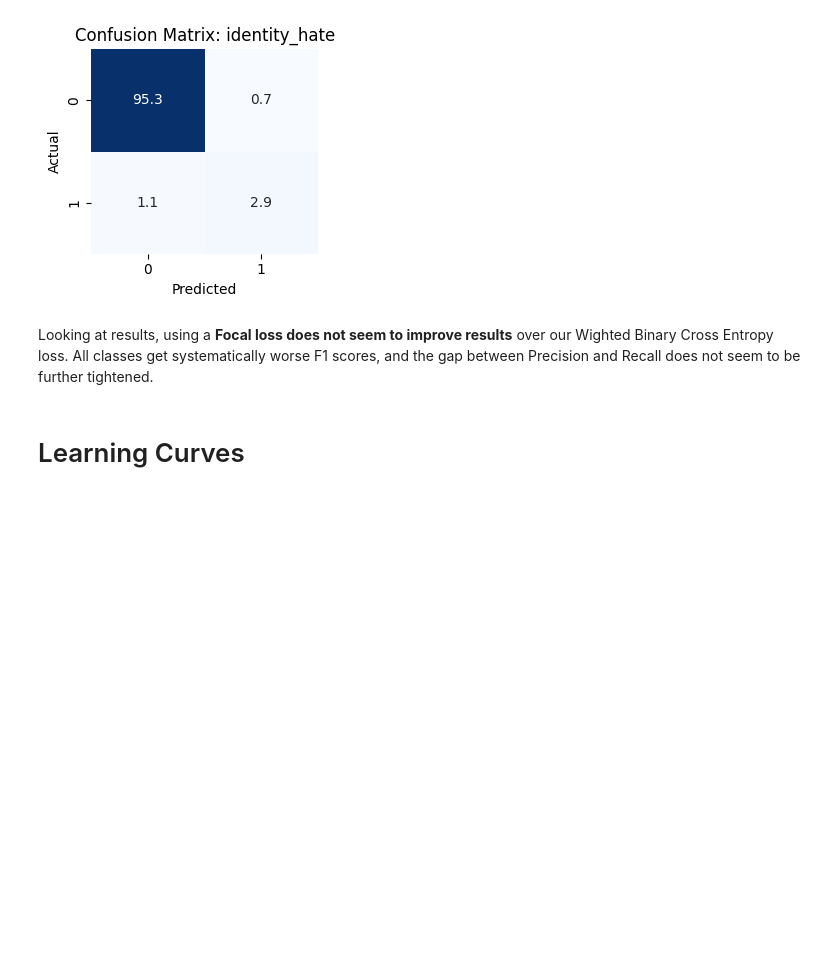
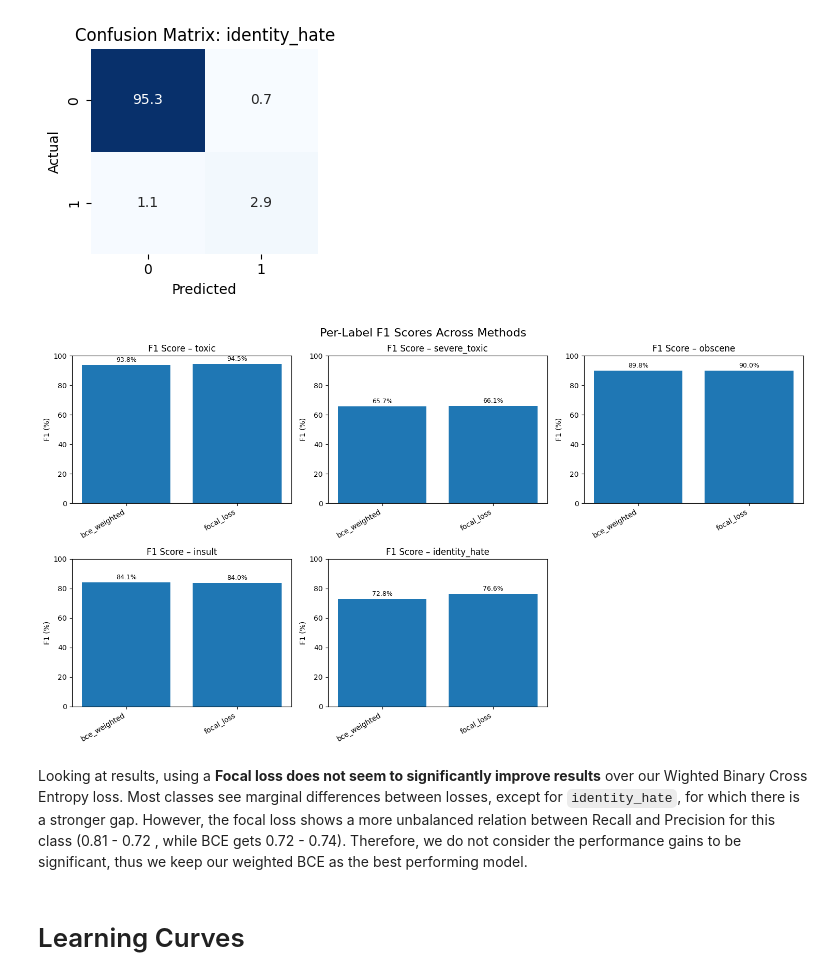
Before and after one commit to Viktoriag27/nlp-toxicity-classification-analysis, a Jupyter notebook: part_3_Alex/Part3.ipynb, the cells around one changed output. Saved outputs shown, nothing was run; the diff lists cells and outputs as text; code cells hidden in the pictures; blank space fills up the shorter version.

```diff
--- a/part_3_Alex/Part3.ipynb
+++ b/part_3_Alex/Part3.ipynb
@@ -2284,9 +2390,12 @@ Confusion Matrix for 'identity_hate':
 [[95.29  0.68]
  [ 1.11  2.93]]
 [figure]
-# %% [markdown]
-
-
-Looking at results, using a **Focal loss does not seem to improve results** over our Wighted Binary Cross Entropy loss. All classes get systematically worse F1 scores, and the gap between Precision and Recall does not seem to be further tightened.
+# %%
+plotter_losses = MultiLabelResultsPlotter("multilabel_classification_results_losses.csv")
+plotter_losses.plot()
+# %% [output]
+[figure, added]
+# %% [markdown]
+Looking at results, using a **Focal loss does not seem to significantly improve results** over our Wighted Binary Cross Entropy loss. Most classes see marginal differences between losses, except for `identity_hate`, for which there is a stronger gap. However, the focal loss shows a more unbalanced relation between Recall and Precision for this class (0.81 - 0.72 , while BCE gets 0.72 - 0.74). Therefore, we do not consider the performance gains to be significant, thus we keep our weighted BCE as the best performing model.
 # %% [markdown]
 # Learning Curves
```
Also changed, not shown: parts of 15 cells of this notebook.
